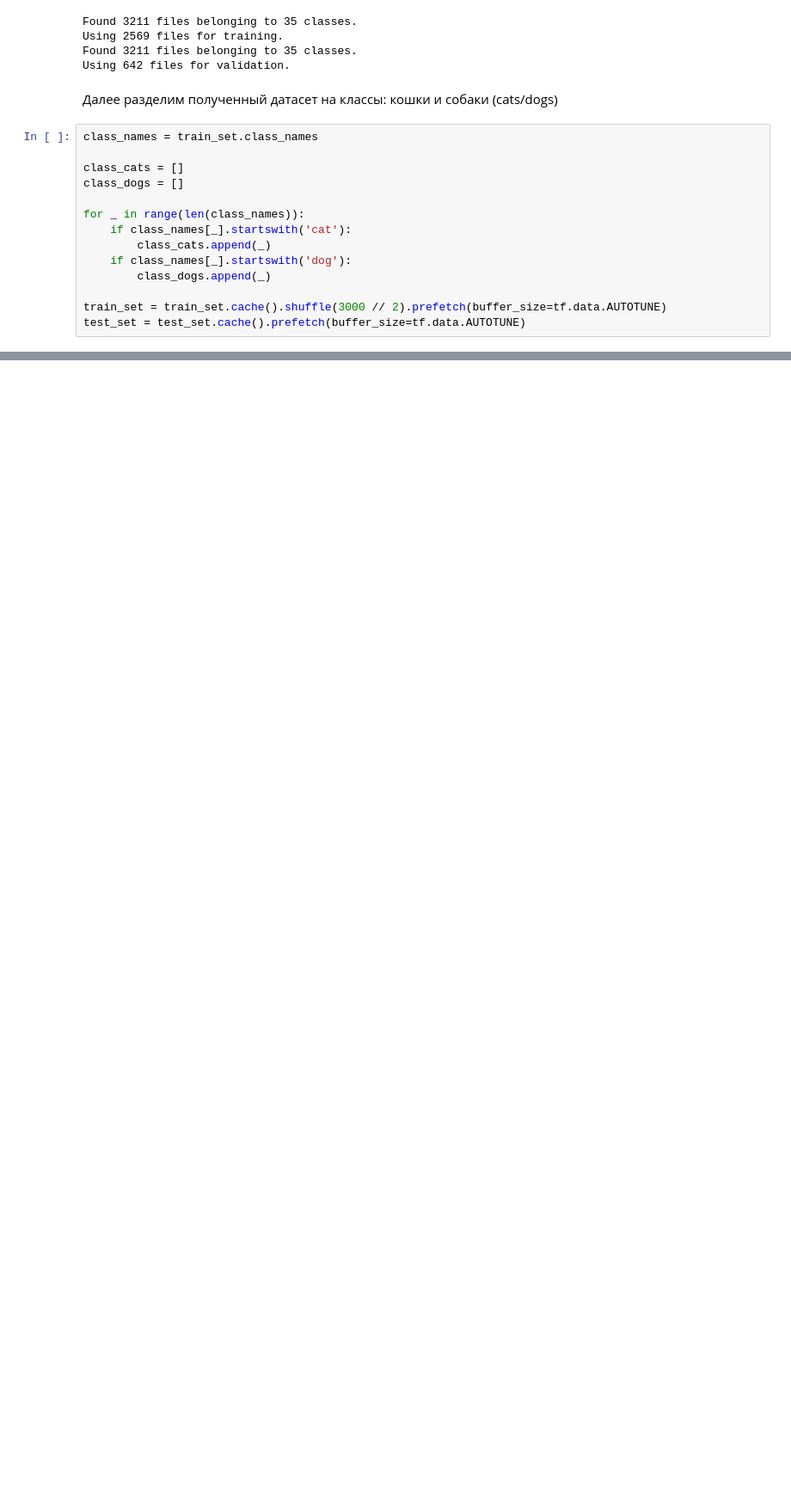
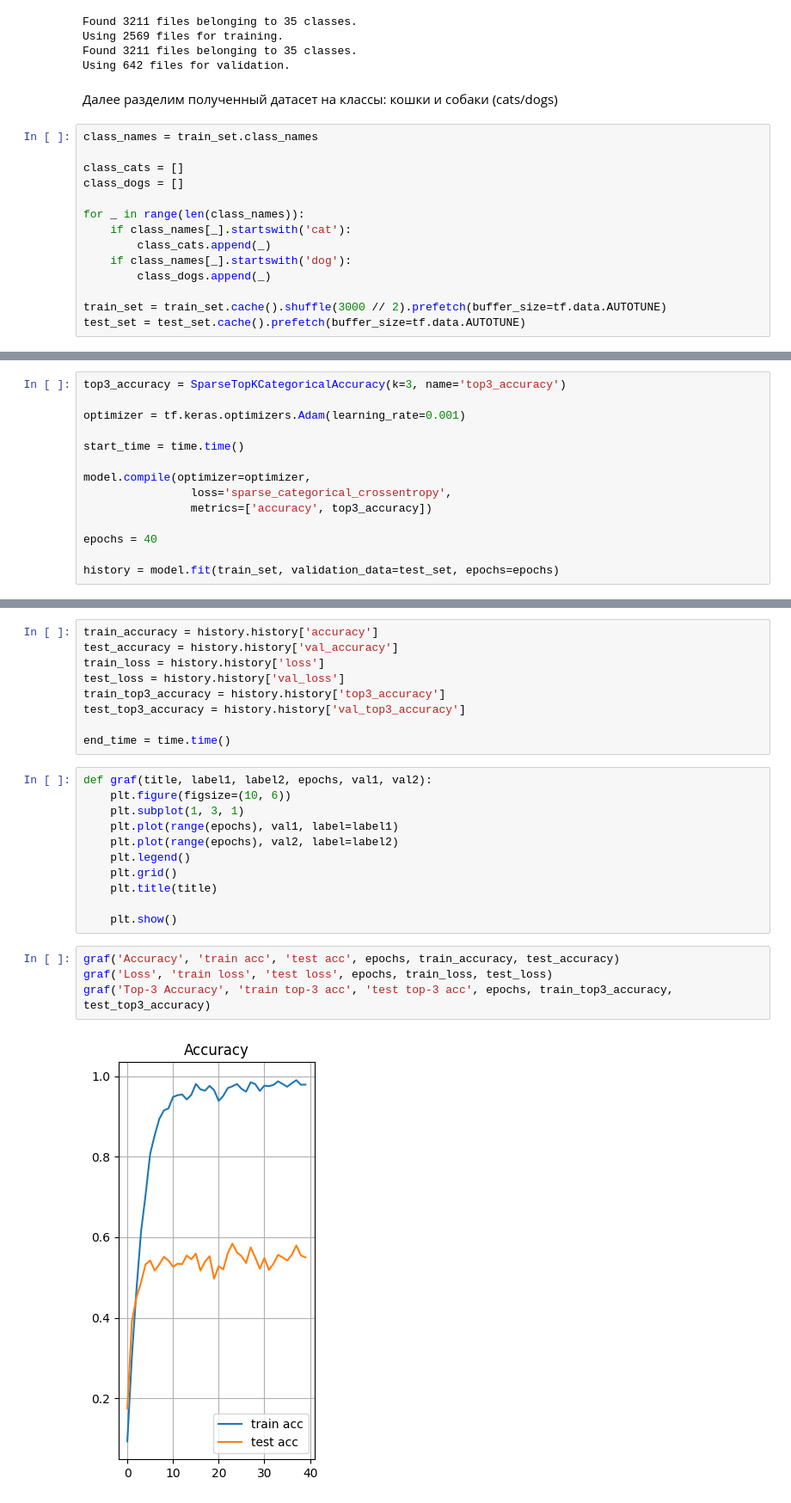
Before and after one commit to SeclaPanda/arch_task, a Jupyter notebook: Faces.ipynb, the cells around one changed output, grey strips where cells are left out. Shown at 86% size. Cells and saved outputs as stored; diff of their text form; blank space fills up the shorter version.

```diff
--- a/Faces.ipynb
+++ b/Faces.ipynb
@@ -76,3 +79,17 @@ model.add(layers.Flatten())
 model.add(layers.Dropout(0.2))
 model.add(layers.Dense(len(class_names)))
 model.add(layers.Softmax())
+# %%
+top3_accuracy = SparseTopKCategoricalAccuracy(k=3, name='top3_accuracy')
+
+optimizer = tf.keras.optimizers.Adam(learning_rate=0.001)
+
+start_time = time.time()
+
+model.compile(optimizer=optimizer,
+                loss='sparse_categorical_crossentropy',
+                metrics=['accuracy', top3_accuracy])
+
+epochs = 40
+
+history = model.fit(train_set, validation_data=test_set, epochs=epochs)
@@ -78,0 +114,26 @@ model.add(layers.Softmax())
+# %%
+train_accuracy = history.history['accuracy']
+test_accuracy = history.history['val_accuracy']
+train_loss = history.history['loss']
+test_loss = history.history['val_loss']
+train_top3_accuracy = history.history['top3_accuracy']
+test_top3_accuracy = history.history['val_top3_accuracy']
+
+end_time = time.time()
+# %%
+def graf(title, label1, label2, epochs, val1, val2):
+    plt.figure(figsize=(10, 6))
+    plt.subplot(1, 3, 1)
+    plt.plot(range(epochs), val1, label=label1)
+    plt.plot(range(epochs), val2, label=label2)
+    plt.legend()
+    plt.grid()
+    plt.title(title)
+
+    plt.show()
+# %%
+graf('Accuracy', 'train acc', 'test acc', epochs, train_accuracy, test_accuracy)
+graf('Loss', 'train loss', 'test loss', epochs, train_loss, test_loss)
+graf('Top-3 Accuracy', 'train top-3 acc', 'test top-3 acc', epochs, train_top3_accuracy, test_top3_accuracy)
+# %% [output]
+[figure, added]
```
Also changed, not shown: parts of 9 cells of this notebook.
